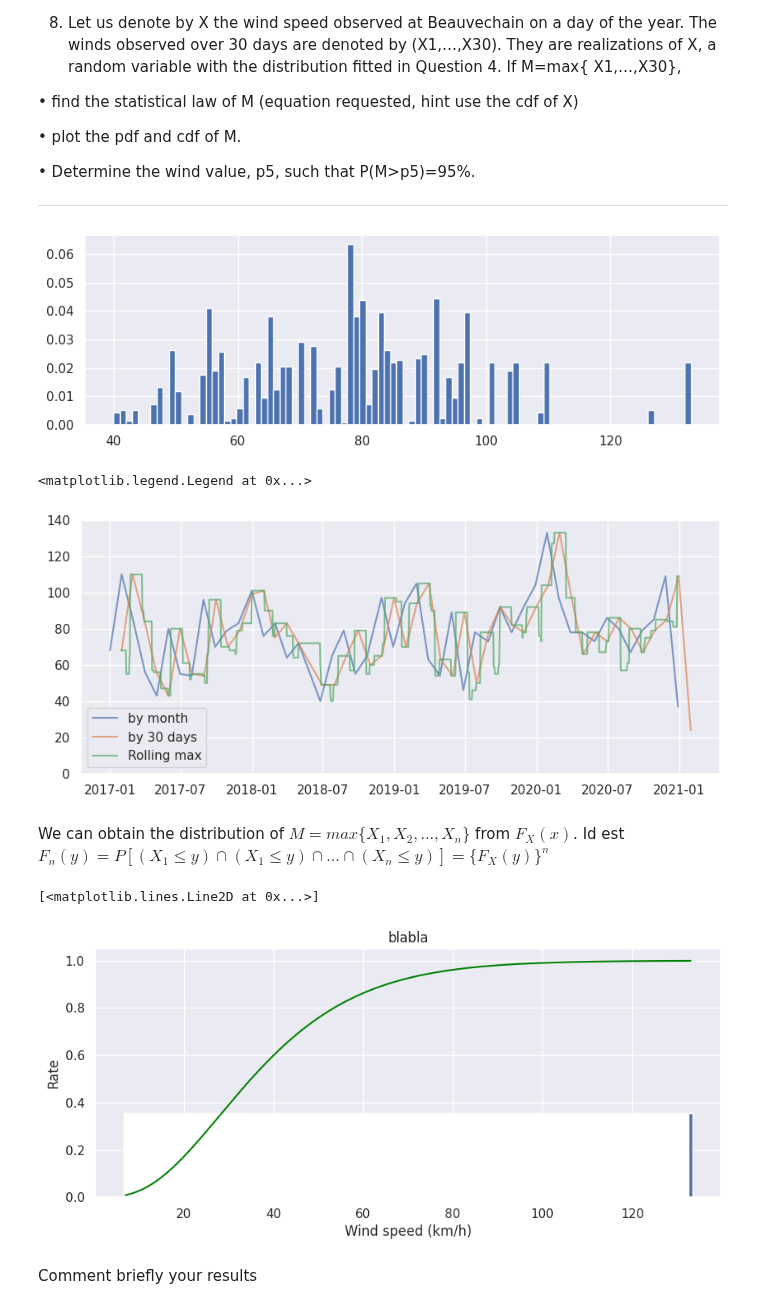
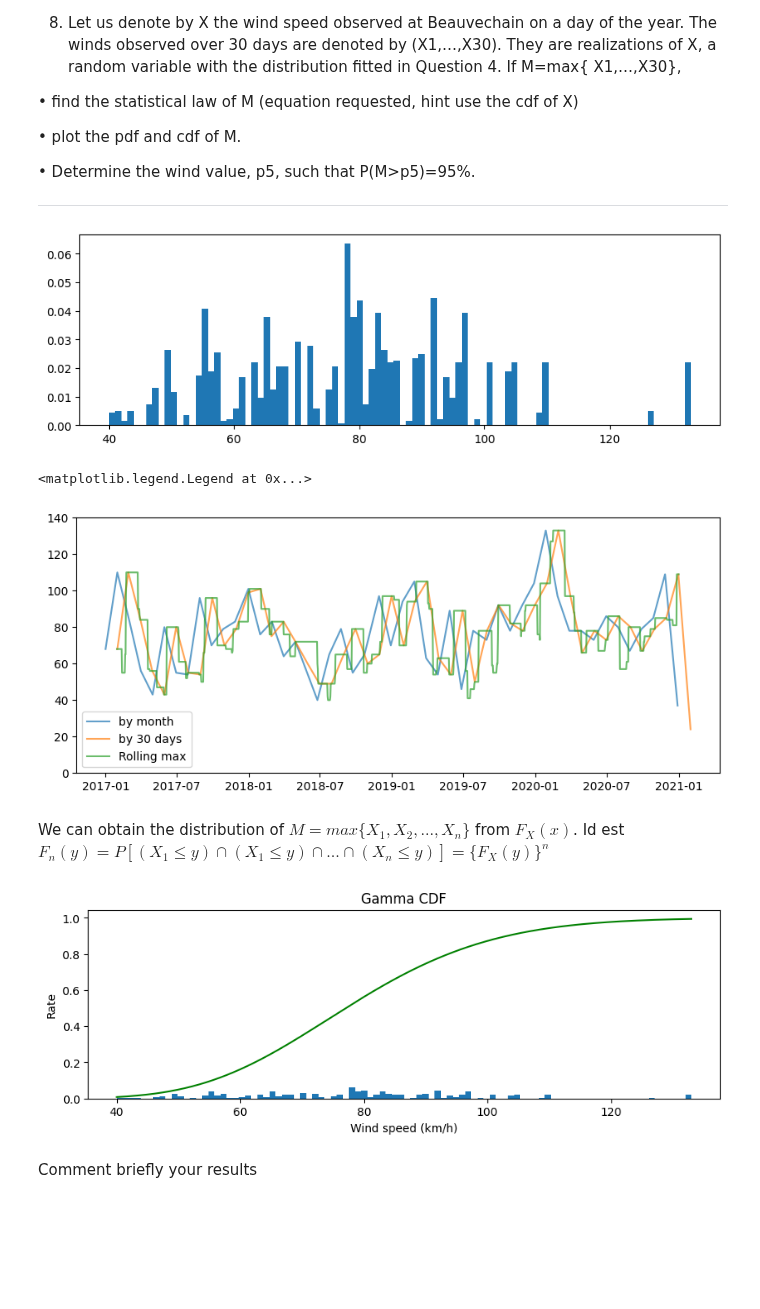
Before and after one commit to Emilevillette/LEPL1109-Hackatons, a Jupyter notebook: Hackaton 1/hack1_without_code.ipynb, the cells around one changed output. Saved outputs shown, nothing was run; the diff lists cells and outputs as text; code cells hidden in the pictures; blank space fills up the shorter version.

```diff
--- a/Hackaton 1/hack1_without_code.ipynb
+++ b/Hackaton 1/hack1_without_code.ipynb
@@ -59,8 +59,6 @@ import math
 import pandas as pd
 from datetime import datetime
 from scipy import stats
-import seaborn as sns
-sns.set()
 # %%
 def Pk(V):
     return 0.5 * 1.2 * (math.pi * (32 ** 2)) * ((V/3.6) ** 3) * 8
@@ -431,7 +432,7 @@ y = df_be['FG'].rolling(window=30).max()
 plt.figure(figsize=(10, 3))
 _ = plt.hist(y, bins=int(y.max()-y.min()+1), density=True)
 # %% [output]
-[figure, old version]
+[figure, new version]
 # %%
 plt.figure(figsize=(10, 4))
 plt.plot(dm.keys(), dm.values(), alpha=0.7, label='by month')
@@ -441,22 +442,28 @@ plt.ylim((0, 140))
 plt.legend()
 # %% [output]
 <matplotlib.legend.Legend at 0x...>
-[figure, old version]
+[figure, new version]
 # %% [markdown]
 We can obtain the distribution of $M=max\{X_1,X_2,...,X_n\}$ from $F_X(x)$. Id est $F_n(y) = P[(X_1 \leq y) \cap (X_1 \leq y) \cap ... \cap (X_n \leq y)] = \{ F_X(y) \}^n$
 # %%
-k_chapeau , theta_chapeau = estimate(df_be["FG"].values)
-X = np.linspace(df_be["FG"].min(), df_be["FG"].max(), 1000)
-truc = stats.gamma.cdf(X, k_chapeau, 0, theta_chapeau)
-plt.figure(figsize=(10, 4))
-plt.title("blabla")
-plt.xlabel('Wind speed (km/h)')
-plt.ylabel('Rate')
-plt.bar(X, k_chapeau/theta_chapeau)
-plt.plot(X, truc, color='green', label="MM estimation")
+def q8_calculate_cdf(y):
+    y_no_null = y[~y.isnull()]
+    X = np.linspace(y_no_null.values.min(), y_no_null.values.max(), 1000)
+    params = stats.gamma.fit(y_no_null.values)
+    cdf = stats.gamma.cdf(X, *params)
+    return X, y, cdf
+
+def q8_plot_cdf(X, y, cdf):
+    plt.figure(figsize=(10, 3))
+    plt.title("Gamma CDF")
+    plt.xlabel('Wind speed (km/h)')
+    plt.ylabel('Rate')
+    plt.plot(X, cdf, color='green', label="cdf")
+    plt.hist(y, bins=int(y.max() - y.min() + 1), density=True)
+
+q8_plot_cdf(*q8_calculate_cdf(y))
 # %% [output]
-[<matplotlib.lines.Line2D at 0x...>]
-[figure, old version]
+[figure, new version]
 # %% [markdown]
 Comment briefly your results
 # %% [raw]
```
Also changed, not shown: parts of 6 cells of this notebook.
